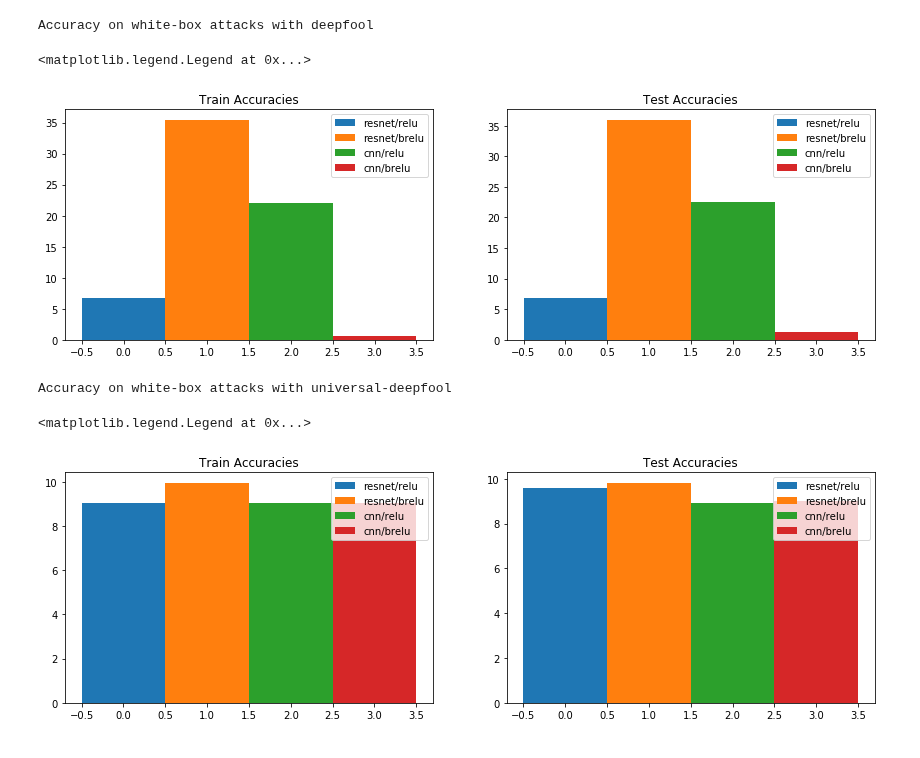
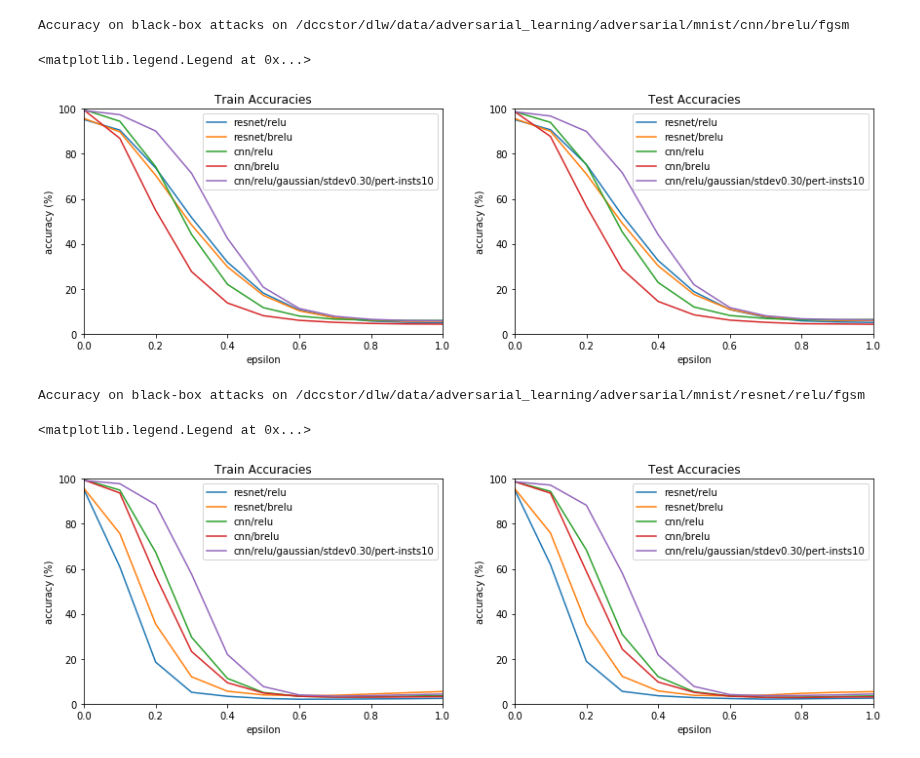
Before and after one commit to Trusted-AI/adversarial-robustness-toolbox, a Jupyter notebook: notebooks/white-box-results.ipynb, the cells around one changed output. Cells and saved outputs as stored; diff of their text form; code cells hidden in the pictures.

Commit message:
black-box results

```diff
--- a/notebooks/white-box-results.ipynb
+++ b/notebooks/white-box-results.ipynb
@@ -23,8 +23,8 @@ for c in CLASSIFIERS:
     with open(join(INPUT_PATH, c, "accuracies.json"), "r") as json_file:
         accuracies[c] = json.load(json_file)
 # %%
-print("Accuracy on white-box attacks with fgsm")
-PATH = "/dccstor/dlw/data/adversarial_learning/adversarial/mnist/"
+DATASET = "/dccstor/dlw/data/adversarial_learning/adversarial/mnist/cnn/relu/fgsm"
+print("Accuracy on black-box attacks on", DATASET)
 
 train, test = {}, {}
 eps_values = [e/10 for e in range(1, 11)]
@@ -34,8 +34,8 @@ for c in CLASSIFIERS:
     test[c] = [accuracies[c]["test_accuracy"]]
 
     for eps in eps_values:
-        train[c].append(accuracies[c][join(PATH, c, "fgsm", "eps%.2f_train.npy" % eps)])
-        test[c].append(accuracies[c][join(PATH, c, "fgsm", "eps%.2f_test.npy" % eps)])
+        train[c].append(accuracies[c][join(DATASET, "eps%.2f_train.npy" % eps)])
+        test[c].append(accuracies[c][join(DATASET,"eps%.2f_test.npy" % eps)])
 
 fig = plt.figure()
 ax = fig.add_subplot(1, 2, 1)
@@ -82,60 +70,90 @@ Check on black-box attacks and on other datasets.
 # %%
-print("Accuracy on white-box attacks with deepfool")
-%matplotlib inline
+DATASET = "/dccstor/dlw/data/adversarial_learning/adversarial/mnist/cnn/brelu/fgsm"
+print("Accuracy on black-box attacks on", DATASET)
+
 train, test = {}, {}
+eps_values = [e/10 for e in range(1, 11)]
 
 for c in CLASSIFIERS:
-    train[c] = accuracies[c][join(PATH, c, "deepfool", "train.npy")]
-    test[c] = accuracies[c][join(PATH, c, "deepfool", "test.npy")]
+    train[c] = [accuracies[c]["train_accuracy"]]
+    test[c] = [accuracies[c]["test_accuracy"]]
+
+    for eps in eps_values:
+        train[c].append(accuracies[c][join(DATASET, "eps%.2f_train.npy" % eps)])
+        test[c].append(accuracies[c][join(DATASET,"eps%.2f_test.npy" % eps)])
 
 fig = plt.figure()
 ax = fig.add_subplot(1, 2, 1)
 plt.title("Train Accuracies")
 
-for i,c in enumerate(CLASSIFIERS):
-    ax.bar(i, train[c], 1, label=c)
+for c in CLASSIFIERS:
+    plt.plot([0.] + eps_values, train[c], label=c)
 
+ax.set_xlim([0, 1])
+ax.set_ylim([0, 100])
+plt.xlabel("epsilon")
+plt.ylabel("accuracy (%)")
 plt.legend()
 
 ax = fig.add_subplot(1, 2, 2)
 plt.title("Test Accuracies")
 
-for i,c in enumerate(CLASSIFIERS):
-    ax.bar(i, test[c], 1, label=c)
+for c in CLASSIFIERS:
+    plt.plot([0.] + eps_values, test[c], label=c)
+
+ax.set_xlim([0, 1])
+ax.set_ylim([0, 100])
+plt.xlabel("epsilon")
+plt.ylabel("accuracy (%)")
 
 plt.subplots_adjust(bottom=0.1, right=2, top=0.9)
 plt.legend()
 # %% [output]
-Accuracy on white-box attacks with deepfool
+Accuracy on black-box attacks on /dccstor/dlw/data/adversarial_learning/adversarial/mnist/cnn/brelu/fgsm
 <matplotlib.legend.Legend at 0x...>
-[figure, old version]
+[figure, new version]
 # %%
-print("Accuracy on white-box attacks with universal-deepfool")
-%matplotlib inline
+DATASET = "/dccstor/dlw/data/adversarial_learning/adversarial/mnist/resnet/relu/fgsm"
+print("Accuracy on black-box attacks on", DATASET)
+
 train, test = {}, {}
+eps_values = [e/10 for e in range(1, 11)]
 
 for c in CLASSIFIERS:
-    train[c] = accuracies[c][join(PATH, c, "universal", "train.npy")]
-    test[c] = accuracies[c][join(PATH, c, "universal", "test.npy")]
+    train[c] = [accuracies[c]["train_accuracy"]]
+    test[c] = [accuracies[c]["test_accuracy"]]
+
+    for eps in eps_values:
+        train[c].append(accuracies[c][join(DATASET, "eps%.2f_train.npy" % eps)])
+        test[c].append(accuracies[c][join(DATASET,"eps%.2f_test.npy" % eps)])
 
 fig = plt.figure()
 ax = fig.add_subplot(1, 2, 1)
 plt.title("Train Accuracies")
 
-for i,c in enumerate(CLASSIFIERS):
-    ax.bar(i, train[c], 1, label=c)
+for c in CLASSIFIERS:
+    plt.plot([0.] + eps_values, train[c], label=c)
 
+ax.set_xlim([0, 1])
+ax.set_ylim([0, 100])
+plt.xlabel("epsilon")
+plt.ylabel("accuracy (%)")
 plt.legend()
 
 ax = fig.add_subplot(1, 2, 2)
 plt.title("Test Accuracies")
 
-for i,c in enumerate(CLASSIFIERS):
-    ax.bar(i, test[c], 1, label=c)
+for c in CLASSIFIERS:
+    plt.plot([0.] + eps_values, test[c], label=c)
+
+ax.set_xlim([0, 1])
+ax.set_ylim([0, 100])
+plt.xlabel("epsilon")
+plt.ylabel("accuracy (%)")
 
 plt.subplots_adjust(bottom=0.1, right=2, top=0.9)
 plt.legend()
 # %% [output]
-Accuracy on white-box attacks with universal-deepfool
+Accuracy on black-box attacks on /dccstor/dlw/data/adversarial_learning/adversarial/mnist/resnet/relu/fgsm
 <matplotlib.legend.Legend at 0x...>
-[figure, old version]
+[figure, new version]
```
Also changed, not shown: parts of 4 cells of this notebook, 1 other file.
